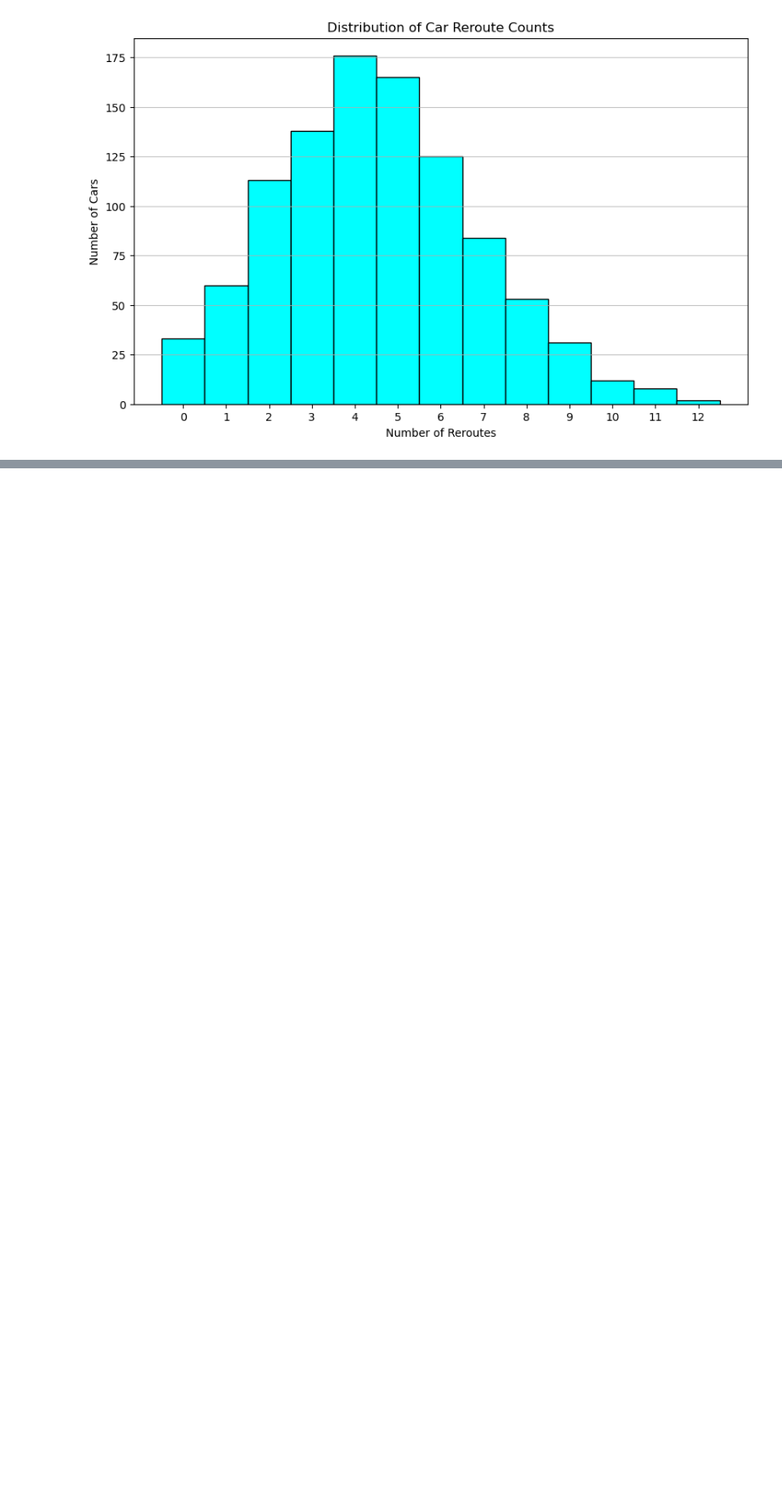
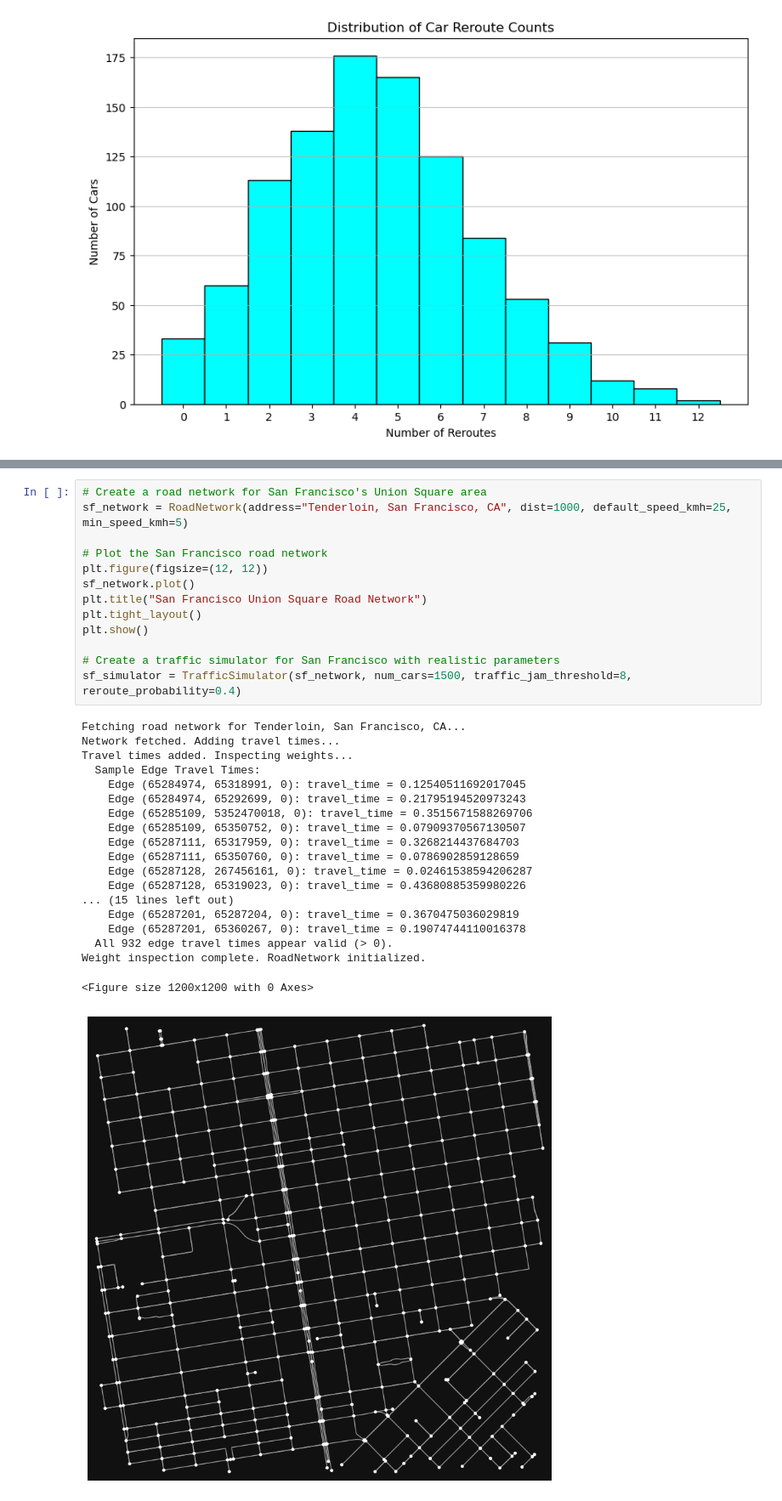
Before and after one commit to lifee77/Simulating-Complex-Systems-CS166, a Jupyter notebook: lba/chatgpt-notebook.ipynb, the cells around one changed output, grey strips where cells are left out. Shown at 85% size. Cells and saved outputs as stored; diff of their text form; blank space fills up the shorter version.

```diff
--- a/lba/chatgpt-notebook.ipynb
+++ b/lba/chatgpt-notebook.ipynb
@@ -872,0 +781,33 @@ Based on the diagnostics, we'll update the TrafficSimulator class to fix the mov
+# %%
+# Create a road network for San Francisco's Union Square area
+sf_network = RoadNetwork(address="Tenderloin, San Francisco, CA", dist=1000, default_speed_kmh=25, min_speed_kmh=5)
+
+# Plot the San Francisco road network
+plt.figure(figsize=(12, 12))
+sf_network.plot()
+plt.title("San Francisco Union Square Road Network")
+plt.tight_layout()
+plt.show()
+
+# Create a traffic simulator for San Francisco with realistic parameters
+sf_simulator = TrafficSimulator(sf_network, num_cars=1500, traffic_jam_threshold=8, reroute_probability=0.4)
+# %% [output]
+Fetching road network for Tenderloin, San Francisco, CA...
+Network fetched. Adding travel times...
+Travel times added. Inspecting weights...
+  Sample Edge Travel Times:
+    Edge (65284974, 65318991, 0): travel_time = 0.12540511692017045
+    Edge (65284974, 65292699, 0): travel_time = 0.21795194520973243
+    Edge (65285109, 5352470018, 0): travel_time = 0.3515671588269706
+    Edge (65285109, 65350752, 0): travel_time = 0.07909370567130507
+    Edge (65287111, 65317959, 0): travel_time = 0.3268214437684703
+    Edge (65287111, 65350760, 0): travel_time = 0.0786902859128659
+    Edge (65287128, 267456161, 0): travel_time = 0.02461538594206287
+    Edge (65287128, 65319023, 0): travel_time = 0.43680885359980226
+... (15 lines left out)
+    Edge (65287201, 65287204, 0): travel_time = 0.3670475036029819
+    Edge (65287201, 65360267, 0): travel_time = 0.19074744110016378
+  All 932 edge travel times appear valid (> 0).
+Weight inspection complete. RoadNetwork initialized.
+<Figure size 1200x1200 with 0 Axes>
+[figure, added]
```
Also changed, not shown: parts of 8 cells of this notebook, 1 other file.
